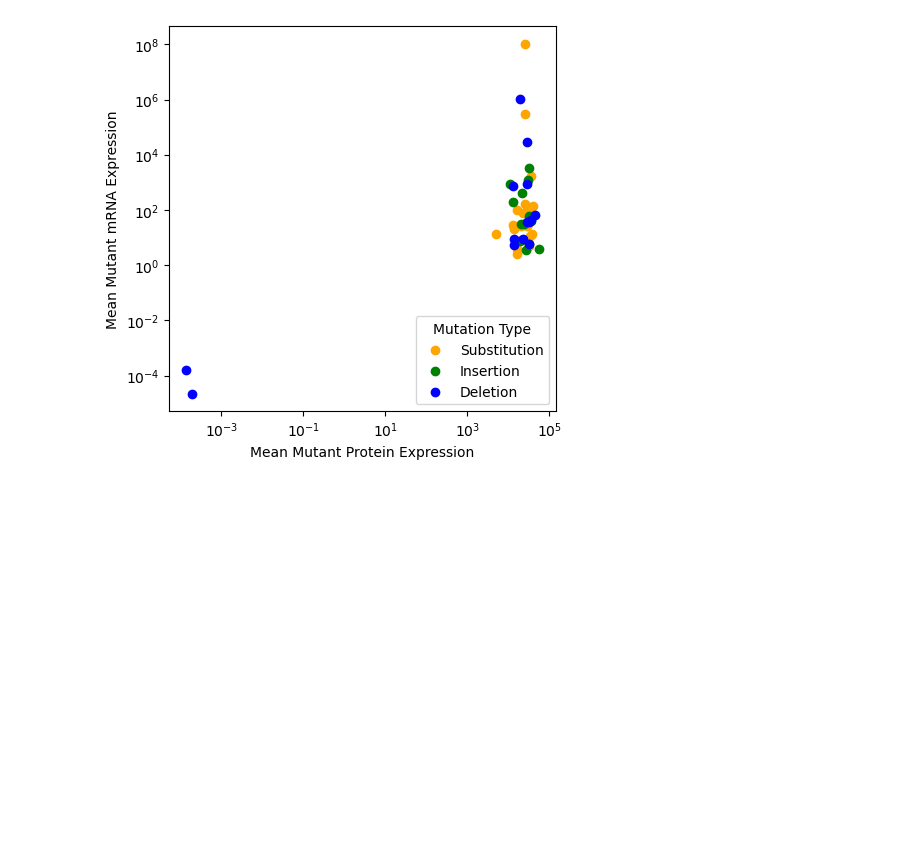
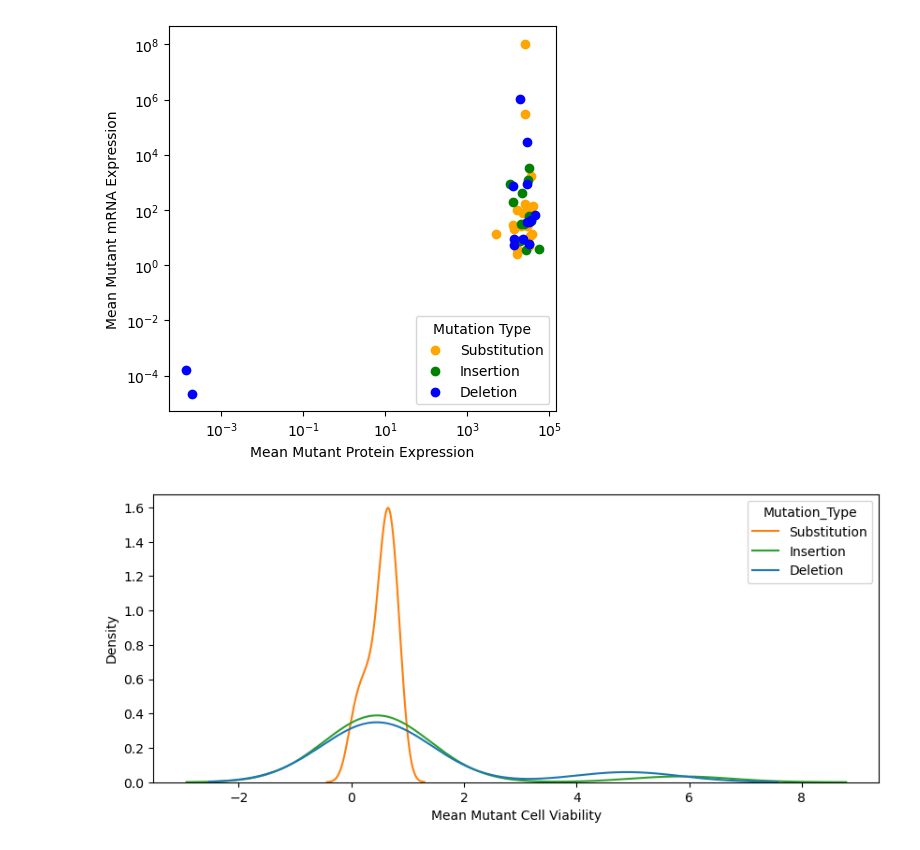
Before and after one commit to eileencalantz/BioComp-Report, a Jupyter notebook: Report 2.ipynb, the cells around one changed output. Cells and saved outputs as stored; diff of their text form; code cells hidden in the pictures; blank space fills up the shorter version.

```diff
--- a/Report 2.ipynb
+++ b/Report 2.ipynb
@@ -228,3 +227,33 @@ ax.legend(title="Mutation Type", loc="lower right")
 plt.show()
 # %% [output]
 [figure]
+# %%
+df["CellViability_WT_Avg"] = df[[
+    "CellViability.WT.Rep1",
+    "CellViability.WT.Rep2",
+    "CellViability.WT.Rep3"
+]].astype(float).mean(axis=1)
+
+df["CellViability_Mut_Avg"] = df[[
+    "CellViability.Mut.Rep1",
+    "CellViability.Mut.Rep2",
+    "CellViability.Mut.Rep3"
+]].astype(float).mean(axis=1)
+# %%
+mutation_types = ["Substitution", "Insertion", "Deletion"]
+colors = ["tab:orange", "tab:green", "tab:blue"]
+
+plt.figure(figsize=(10, 4))
+
+for mutation, color in zip(mutation_types, colors):
+    subset = df[df["Mutation_Type"] == mutation]["CellViability_Mut_Avg"].dropna()
+    if len(subset) > 1:
+        subset.plot.kde(label=mutation, color=color)
+
+plt.xlabel("Mean Mutant Cell Viability")
+plt.ylabel("Density")
+plt.legend(title="Mutation_Type")
+plt.ylim(bottom=0)
+plt.show()
+# %% [output]
+[figure, added]
```
Also changed, not shown: parts of 3 cells of this notebook.
